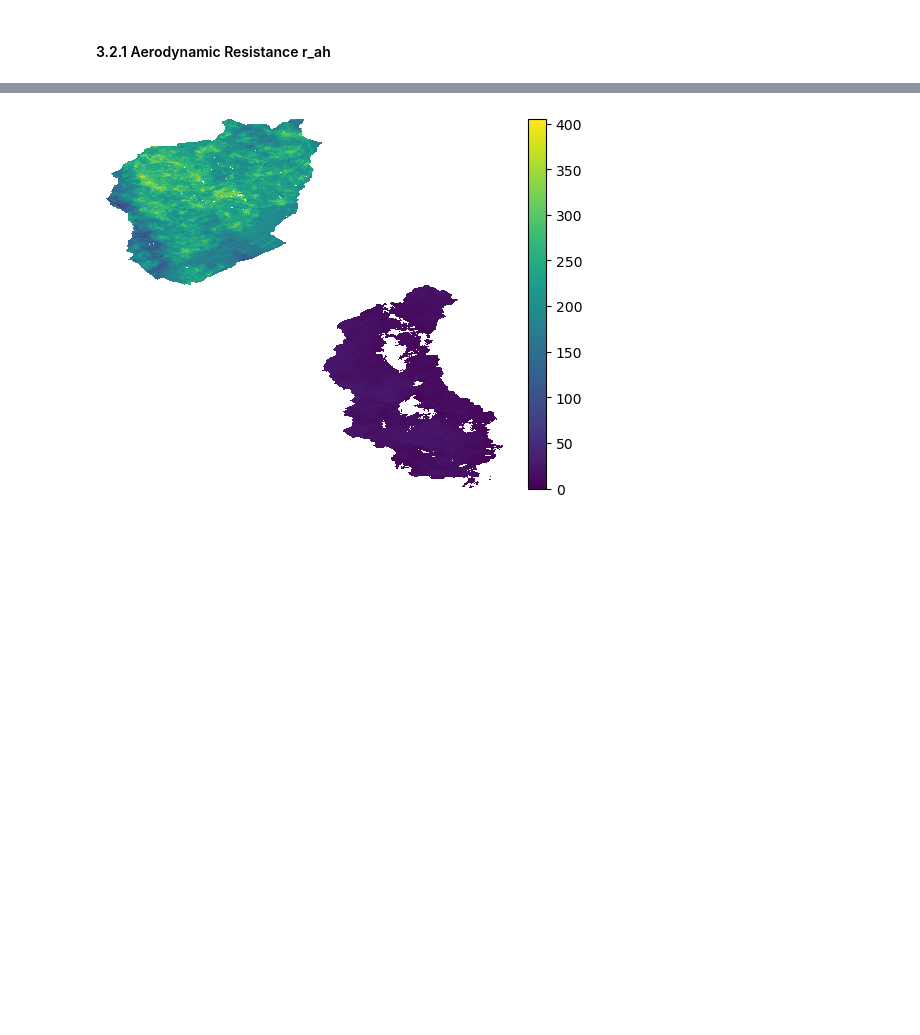
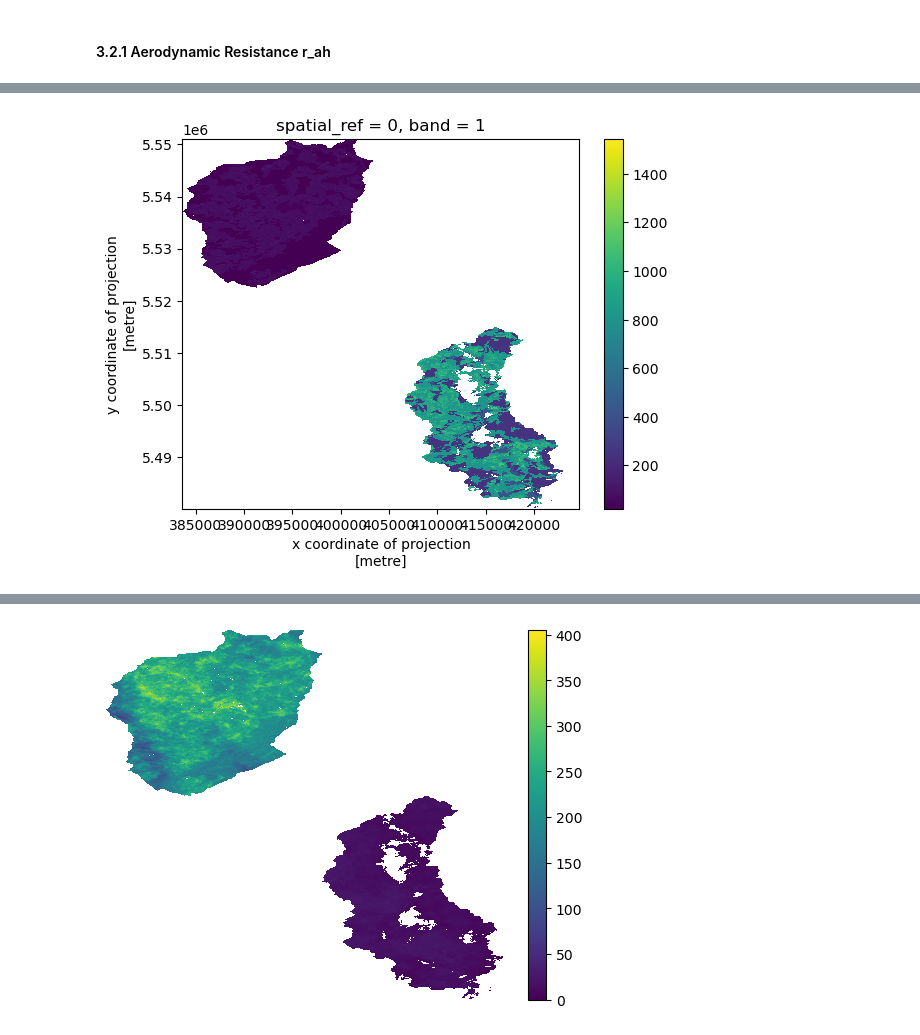
Before and after one commit to nicolast911/ET_master_project, a Jupyter notebook: scripts/SEBAL_Model_meteo_clean.ipynb, the cells around one changed output, grey strips where cells are left out. Saved outputs shown, nothing was run; the diff lists cells and outputs as text; code cells hidden in the pictures; blank space fills up the shorter version.

```diff
--- a/scripts/SEBAL_Model_meteo_clean.ipynb
+++ b/scripts/SEBAL_Model_meteo_clean.ipynb
@@ -1095,0 +1087,29 @@ if plots == "yes":
+# %%
+# NEW FORMULA TO CALCULATE with new spatial values of Wind Speed and Land Use based zom, see Zhang_2011_SEBAL/MODIS
+# r_ah for neutral stability
+# Final Formula: r_ah = (np.log(z2/z1)) / (u_asterix * k)
+# Values are just assumed for testing, later taken from actual weather data according to the station
+k = 0.41    # Karmans constant
+
+# ux = wind_map    # Wind speed at height zx (m/s)
+zx = 2     # Height x with measured Wind speed ux, assumed to be typical weather station height (2m)
+
+# 1. Friction veolocity u_asterix
+u_asterix = (k*wind_map) / (np.log(zx / zom_map))
+
+
+
+
+
+# 2. and 3. can be skipped due to already existing wind speed at ground level
+
+# 4. Initial Aerodynamic resistance r_ah
+z1 = 0.1     # Height 1 for Wind Measurement (m), from SEBAL Manual
+z2 = 2       # Height 2 for Wind Measurement (m), from SEBAL Manual
+
+r_ah_windmap = (np.log(z2/z1)) / (u_asterix * k)
+
+if plots == "yes":
+    r_ah_windmap.plot()
+# %% [output]
+[figure, added]
```
Also changed, not shown: parts of 24 cells of this notebook, 1 other file.
